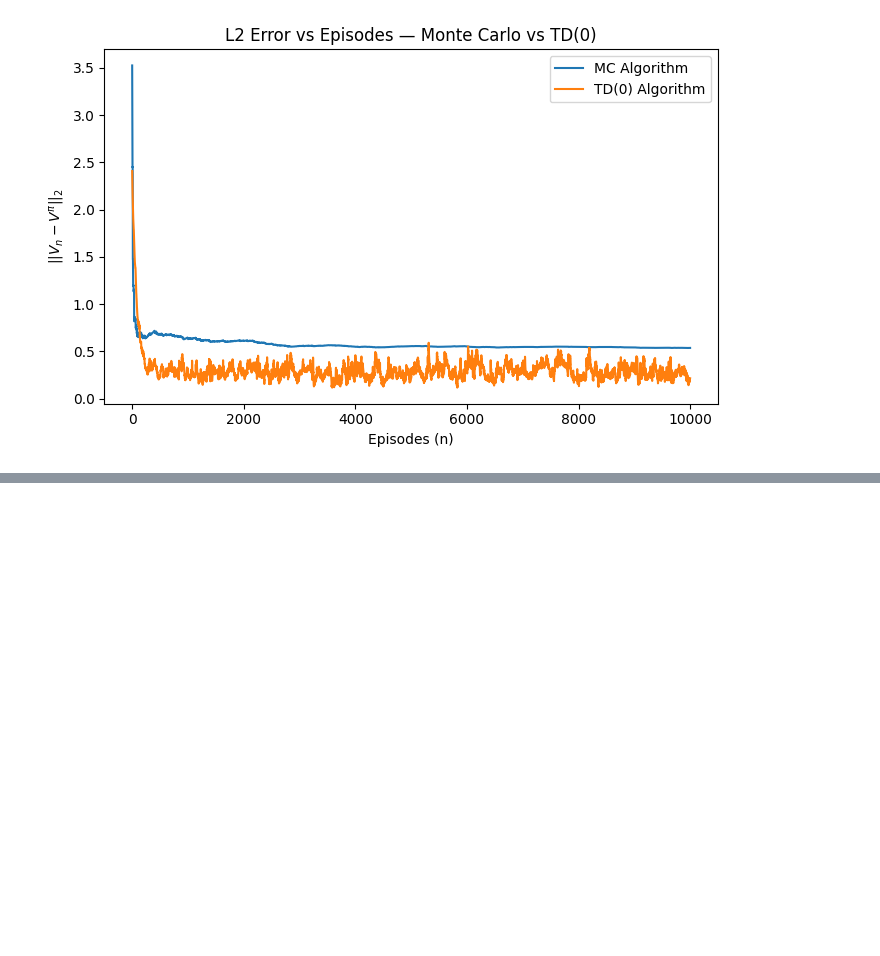
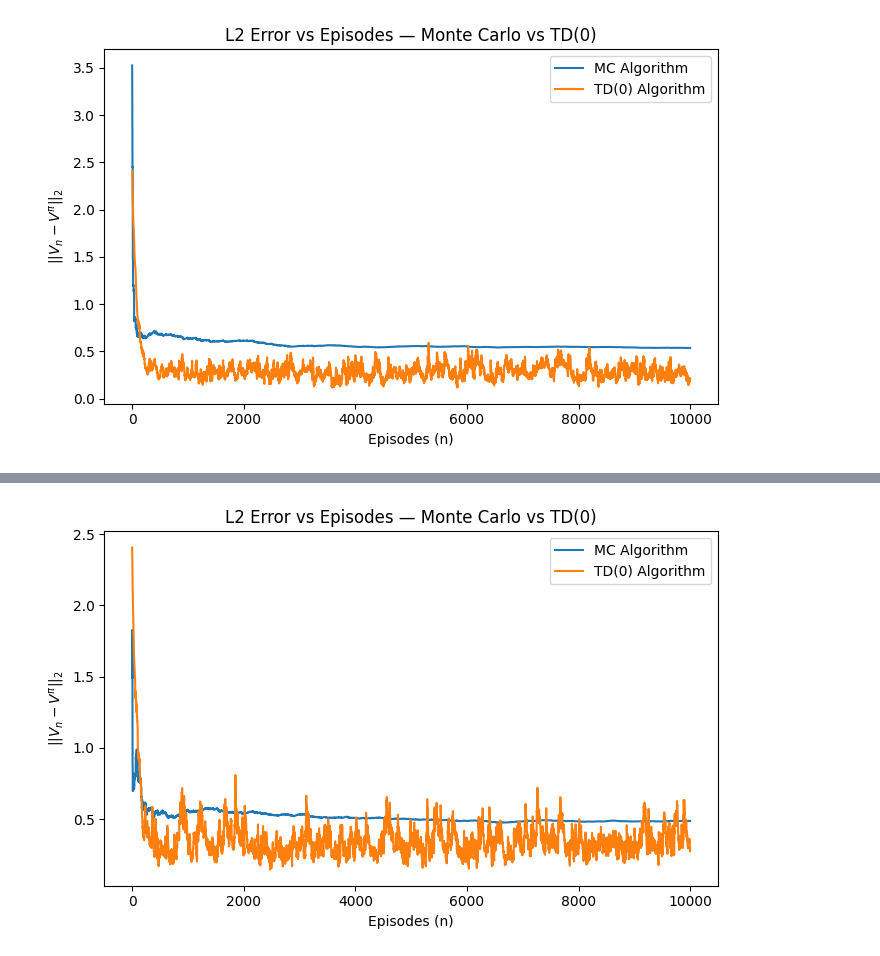
Before and after one commit to Shaunak-Mukherjee/ECE-59500---Reinforcement-Learning--Theory-and-Algorithms, a Jupyter notebook: ECE_59500_Reinforcement_Learning_HW4.ipynb, the cells around one changed output, grey strips where cells are left out. Drawn from its saved outputs; the diff is of its cells as text; code cells hidden in the pictures; blank space fills up the shorter version.

```diff
--- a/ECE_59500_Reinforcement_Learning_HW4.ipynb
+++ b/ECE_59500_Reinforcement_Learning_HW4.ipynb
@@ -471,0 +477,84 @@ FIN
+# %%
+# Part 3.4 — Compare Monte Carlo vs TD(0): L2 error vs episodes
+
+EPISODES =  10_000
+alpha = 0.1
+EPSILON = 0.1
+
+
+rng = np.random.default_rng(42)
+v_mc = np.zeros(nS)
+counts_first = np.zeros(nS, dtype=int)
+err_mc = []
+
+for _ in range(EPISODES):
+  s = nonterminal_states[rng.integers(len(nonterminal_states))]
+  traj = []
+  steps = 0
+  while True:
+    a = epsilon_greedy_action(s, eps=EPSILON)
+    s_next, r, done = env_step(s, a)
+    traj.append((s, r))
+    if done or steps > 2000:
+        break
+    s = s_next
+    steps += 1
+
+  # First-visit MC update
+  G = 0.0
+  seen = set()
+  for t in range(len(traj)-1, -1, -1):
+    st, rt = traj[t]
+    G = rt + GAMMA * G
+    if st not in seen:
+      seen.add(st)
+      i = s_idx_xy(st)
+      counts_first[i] += 1
+      v_mc[i] += (G - v_mc[i]) / counts_first[i]
+
+  # Track error
+  err_mc.append(np.linalg.norm(v_mc - v_true, ord=2))
+
+# save ε=0 results
+err_mc_eps0 = err_mc.copy()
+err_td_eps0 = err_td.copy()
+
+# TD
+rng = np.random.default_rng(42)
+v_td = np.zeros(nS)
+err_td = []
+
+for _ in range(EPISODES):
+  s = nonterminal_states[rng.integers(len(nonterminal_states))]
+  steps = 0
+  while True:
+    a = epsilon_greedy_action(s, eps=EPSILON)
+    s_next, r, done = env_step(s, a)
+    i = s_idx_xy(s)
+    target = r if done else r + GAMMA * v_td[s_idx_xy(s_next)]
+    v_td[i] += alpha * (target - v_td[i])
+    if done or steps > 2000:
+        break
+    s = s_next
+    steps += 1
+  # Track error
+  err_td.append(np.linalg.norm(v_td - v_true, ord=2))
+
+# save ε=0.1 results
+err_mc_eps01 = err_mc.copy()
+err_td_eps01 = err_td.copy()
+
+
+# Plot error vs episode
+plt.figure(figsize=(7,4.5))
+plt.plot(err_mc, label='MC Algorithm')
+plt.plot(err_td, label='TD(0) Algorithm')
+plt.xlabel('Episodes (n)')
+plt.ylabel(r'$||V_n - V^\pi||_2$')
+plt.title('L2 Error vs Episodes — Monte Carlo vs TD(0)')
+plt.legend()
+plt.grid(False)
+plt.tight_layout()
+plt.show()
+# %% [output]
+[figure, added]
```
Also changed, not shown: parts of 5 cells of this notebook.
